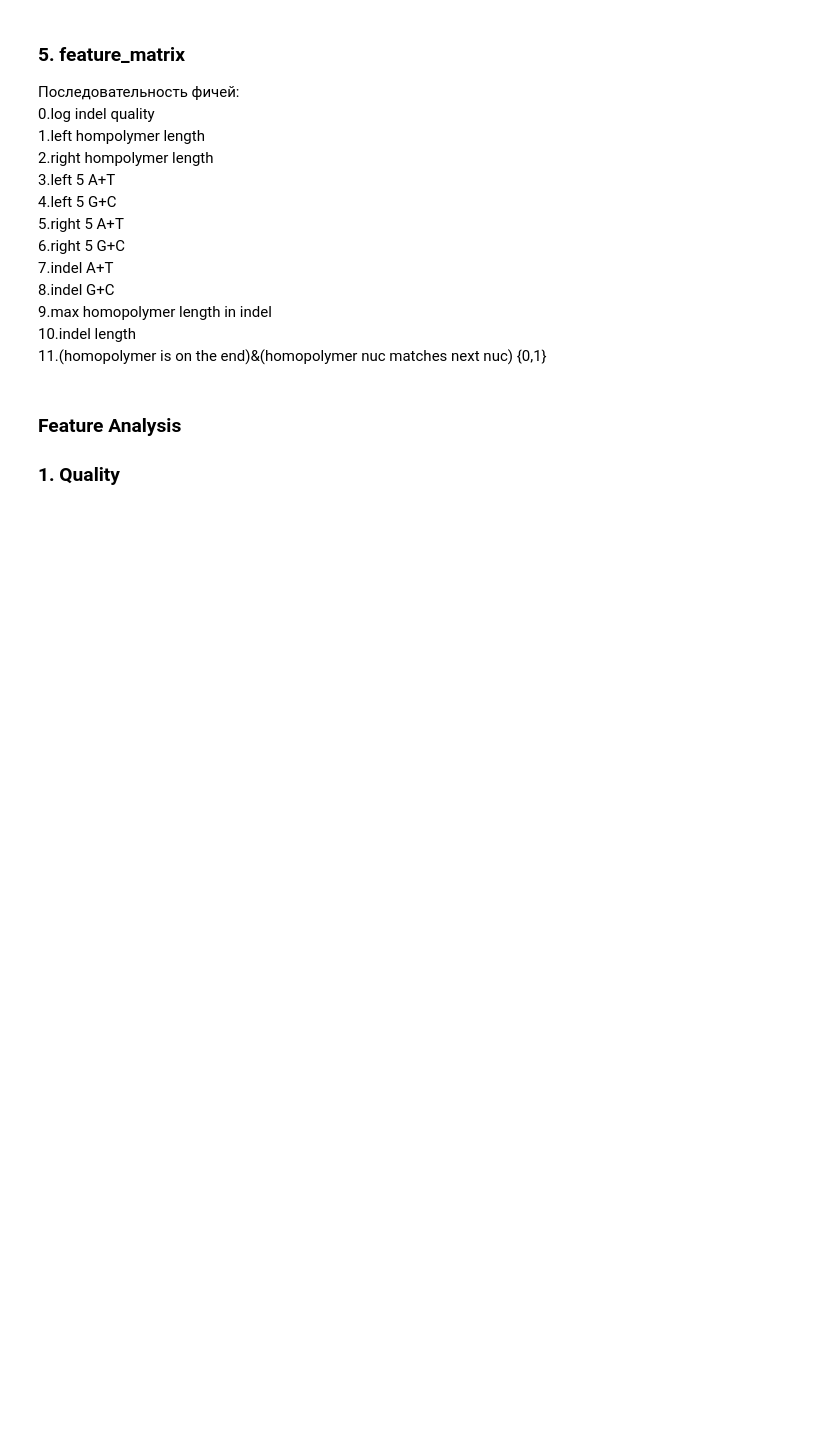
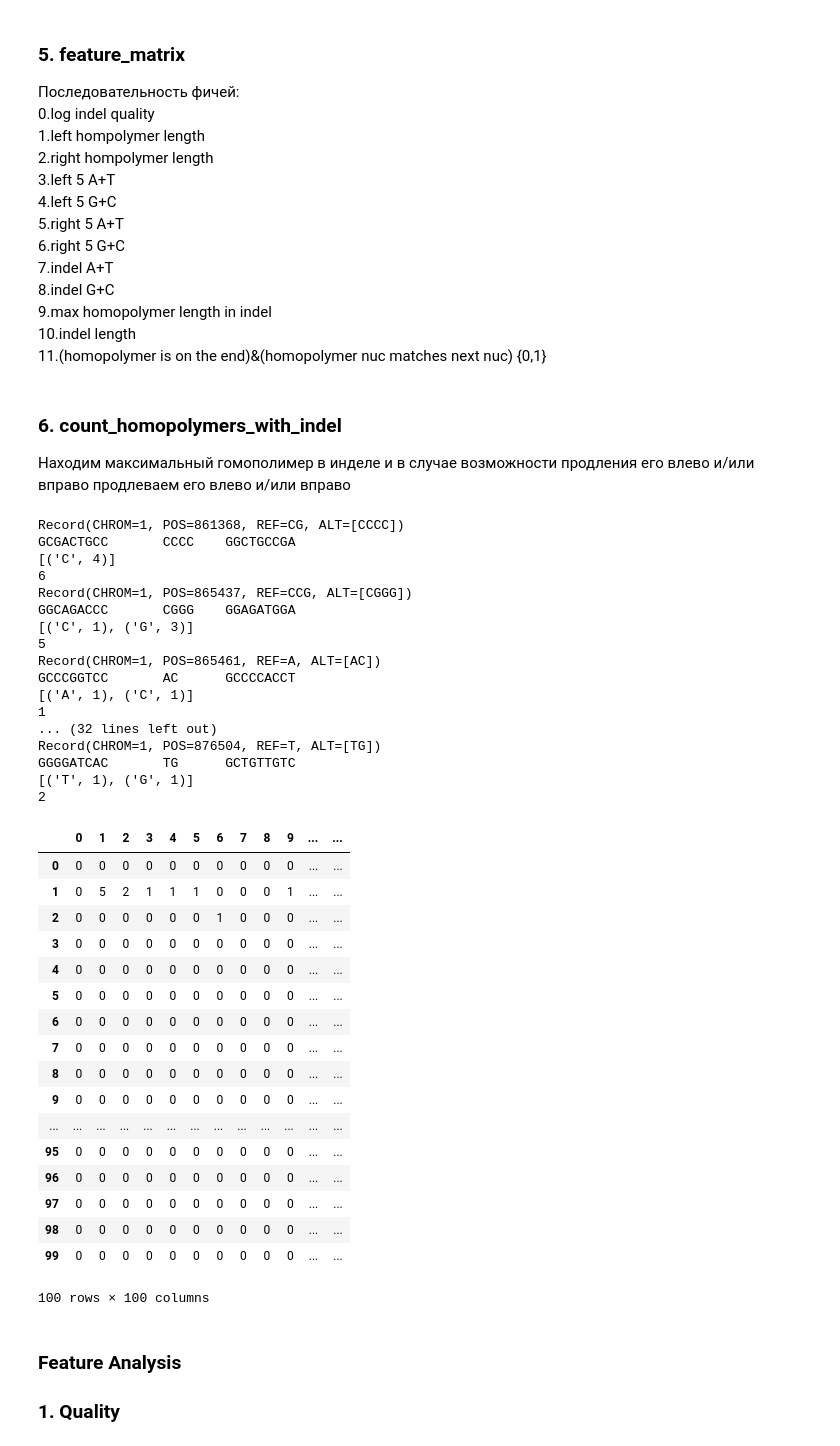
Before and after one commit to AlexanderGri/Graduate-work, a Jupyter notebook: Feature analysis.ipynb, the cells around one changed output. Drawn from its saved outputs; the diff is of its cells as text; code cells hidden in the pictures; blank space fills up the shorter version.

Commit message:
Add count_homopolymers_with_indel function

```diff
--- a/Feature analysis.ipynb
+++ b/Feature analysis.ipynb
@@ -33,6 +34,7 @@ import seaborn as sns
 # %%
 our_vcf = '/home/alexgri/indels/gcat_set_059-ensemble.vcf'
 our_short_vcf = '/home/alexgri/indels/gcat_set_059-ensemble_head.vcf'
+example_vcf = '/home/alexgri/indels/short.vcf'
 true_vcf = '/home/alexgri/indels/NA12878.vcf'
 tp_vcf = '/home/alexgri/indels/gcat_set_059-ensemble_tp.vcf'
 fp_vcf = '/home/alexgri/indels/gcat_set_059-ensemble_fp.vcf'
@@ -383,3 +385,6 @@ def feature_matrix(path_to_reference,path_to_true_vcf,path_to_false_vcf):
             y = np.append(y,0)
             #print temp
     return (X,y)
+# %% [markdown]
+### 6. count_homopolymers_with_indel
+Находим максимальный гомополимер в инделе и в случае возможности продления его влево и/или вправо продлеваем его влево и/или вправо
@@ -386,3 +455,41 @@ def feature_matrix(path_to_reference,path_to_true_vcf,path_to_false_vcf):
+# %%
+count_homopolymers(reference, example_vcf)
+# %% [output]
+Record(CHROM=1, POS=861368, REF=CG, ALT=[CCCC])
+GCGACTGCC       CCCC    GGCTGCCGA
+[('C', 4)]
+6
+Record(CHROM=1, POS=865437, REF=CCG, ALT=[CGGG])
+GGCAGACCC       CGGG    GGAGATGGA
+[('C', 1), ('G', 3)]
+5
+Record(CHROM=1, POS=865461, REF=A, ALT=[AC])
+GCCCGGTCC       AC      GCCCCACCT
+[('A', 1), ('C', 1)]
+1
+... (32 lines left out)
+Record(CHROM=1, POS=876504, REF=T, ALT=[TG])
+GGGGATCAC       TG      GCTGTTGTC
+[('T', 1), ('G', 1)]
+2
+|  | 0 | 1 | 2 | 3 | 4 | 5 | 6 | 7 | 8 | 9 | ... | ... |
+| 0 | 0 | 0 | 0 | 0 | 0 | 0 | 0 | 0 | 0 | 0 | ... | ... |
+| 1 | 0 | 5 | 2 | 1 | 1 | 1 | 0 | 0 | 0 | 1 | ... | ... |
+| 2 | 0 | 0 | 0 | 0 | 0 | 0 | 1 | 0 | 0 | 0 | ... | ... |
+| 3 | 0 | 0 | 0 | 0 | 0 | 0 | 0 | 0 | 0 | 0 | ... | ... |
+| 4 | 0 | 0 | 0 | 0 | 0 | 0 | 0 | 0 | 0 | 0 | ... | ... |
+| 5 | 0 | 0 | 0 | 0 | 0 | 0 | 0 | 0 | 0 | 0 | ... | ... |
+| 6 | 0 | 0 | 0 | 0 | 0 | 0 | 0 | 0 | 0 | 0 | ... | ... |
+| 7 | 0 | 0 | 0 | 0 | 0 | 0 | 0 | 0 | 0 | 0 | ... | ... |
+| 8 | 0 | 0 | 0 | 0 | 0 | 0 | 0 | 0 | 0 | 0 | ... | ... |
+| 9 | 0 | 0 | 0 | 0 | 0 | 0 | 0 | 0 | 0 | 0 | ... | ... |
+| ... | ... | ... | ... | ... | ... | ... | ... | ... | ... | ... | ... | ... |
+| 95 | 0 | 0 | 0 | 0 | 0 | 0 | 0 | 0 | 0 | 0 | ... | ... |
+| 96 | 0 | 0 | 0 | 0 | 0 | 0 | 0 | 0 | 0 | 0 | ... | ... |
+| 97 | 0 | 0 | 0 | 0 | 0 | 0 | 0 | 0 | 0 | 0 | ... | ... |
+| 98 | 0 | 0 | 0 | 0 | 0 | 0 | 0 | 0 | 0 | 0 | ... | ... |
+| 99 | 0 | 0 | 0 | 0 | 0 | 0 | 0 | 0 | 0 | 0 | ... | ... |
+100 rows × 100 columns
 # %% [markdown]
 ### Feature Analysis
 ### 1. Quality
```
Also changed, not shown: parts of 6 cells of this notebook.
